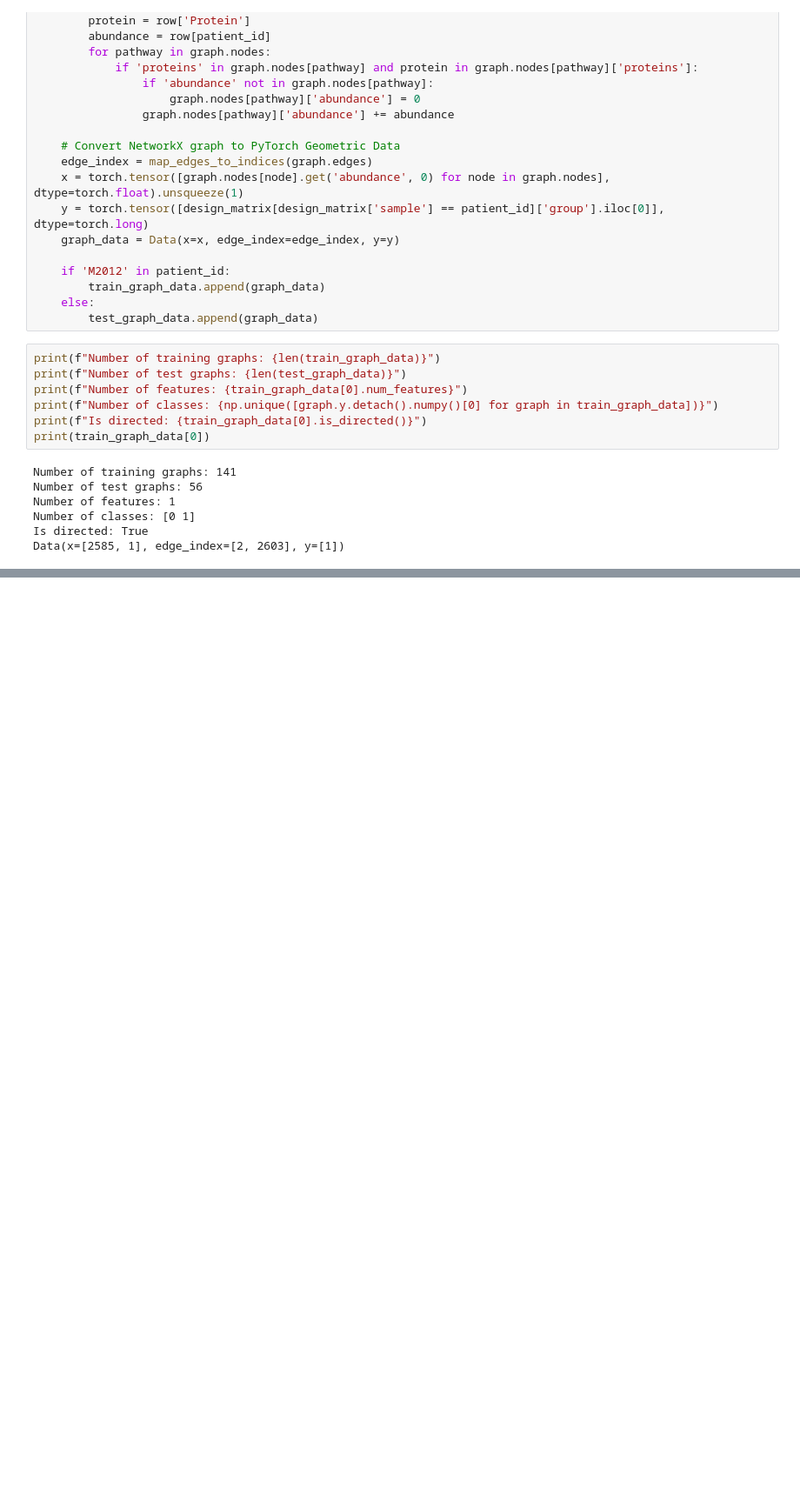
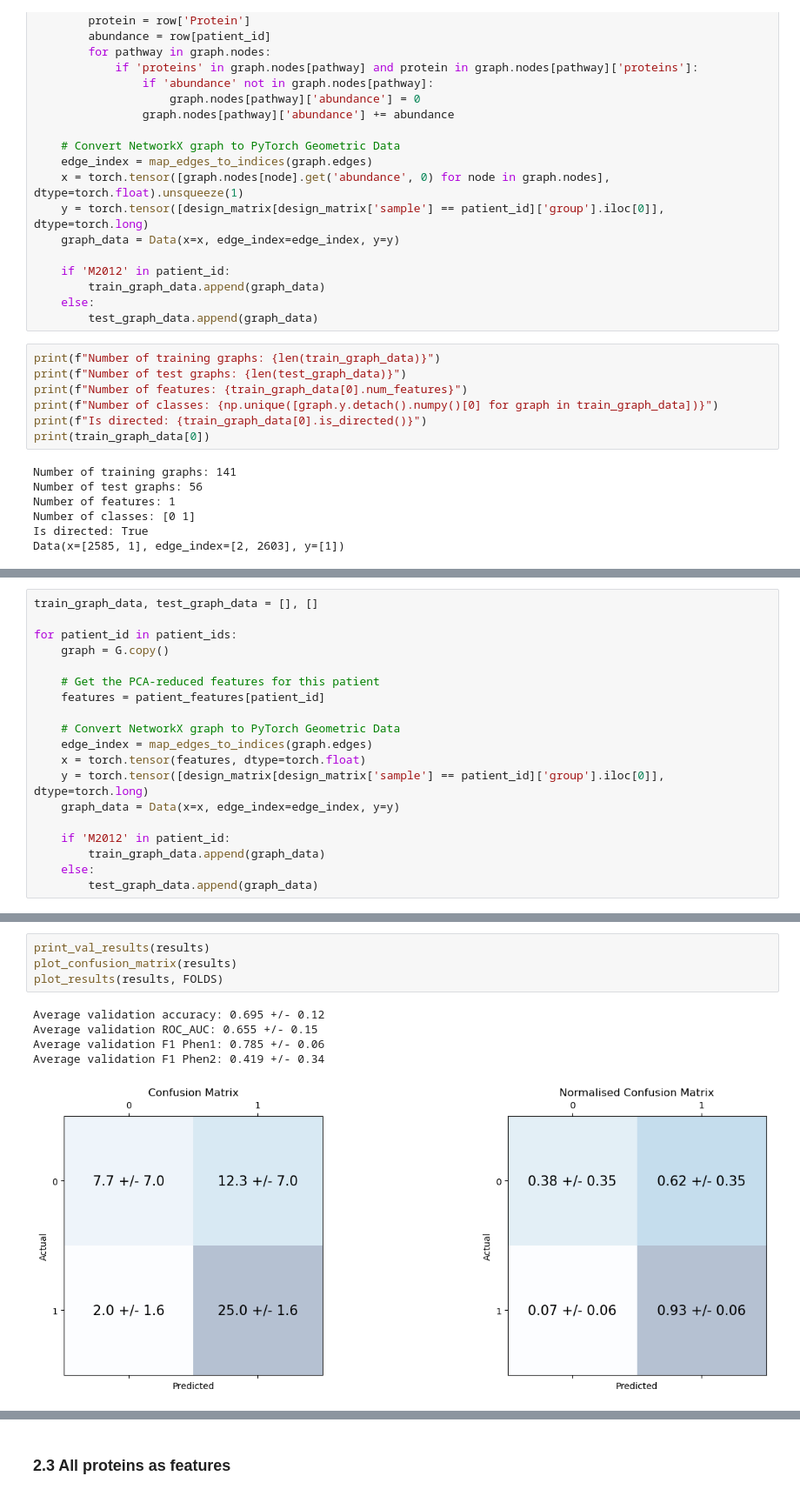
Before and after one commit to YvesMG1/Deep-Learning-Project, a Jupyter notebook: GNN_implementation.ipynb, the cells around one changed output, grey strips where cells are left out. Shown at 87% size. Drawn from its saved outputs; the diff is of its cells as text; blank space fills up the shorter version.

```diff
--- a/GNN_implementation.ipynb
+++ b/GNN_implementation.ipynb
@@ -209,0 +253,19 @@ plot_results(results, FOLDS)
+# %%
+train_graph_data, test_graph_data = [], []
+
+for patient_id in patient_ids:
+    graph = G.copy()
+
+    # Get the PCA-reduced features for this patient
+    features = patient_features[patient_id]
+
+    # Convert NetworkX graph to PyTorch Geometric Data
+    edge_index = map_edges_to_indices(graph.edges)
+    x = torch.tensor(features, dtype=torch.float)
+    y = torch.tensor([design_matrix[design_matrix['sample'] == patient_id]['group'].iloc[0]], dtype=torch.long)
+    graph_data = Data(x=x, edge_index=edge_index, y=y)
+
+    if 'M2012' in patient_id:
+        train_graph_data.append(graph_data)
+    else:
+        test_graph_data.append(graph_data)
@@ -209,0 +446,10 @@ plot_results(results, FOLDS)
+# %%
+print_val_results(results)
+plot_confusion_matrix(results)
+plot_results(results, FOLDS)
+# %% [output]
+Average validation accuracy: 0.695 +/- 0.12
+Average validation ROC_AUC: 0.655 +/- 0.15
+Average validation F1 Phen1: 0.785 +/- 0.06
+Average validation F1 Phen2: 0.419 +/- 0.34
+[figure, added]
@@ -209,0 +457,2 @@ plot_results(results, FOLDS)
+# %% [markdown]
+### 2.3 All proteins as features
```
Also changed, not shown: parts of 19 cells of this notebook, 17 other files.
